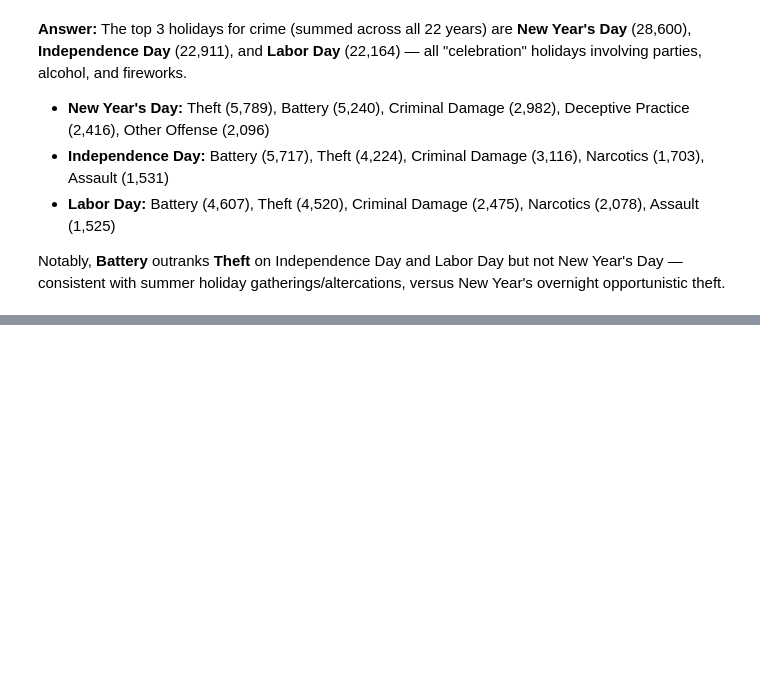
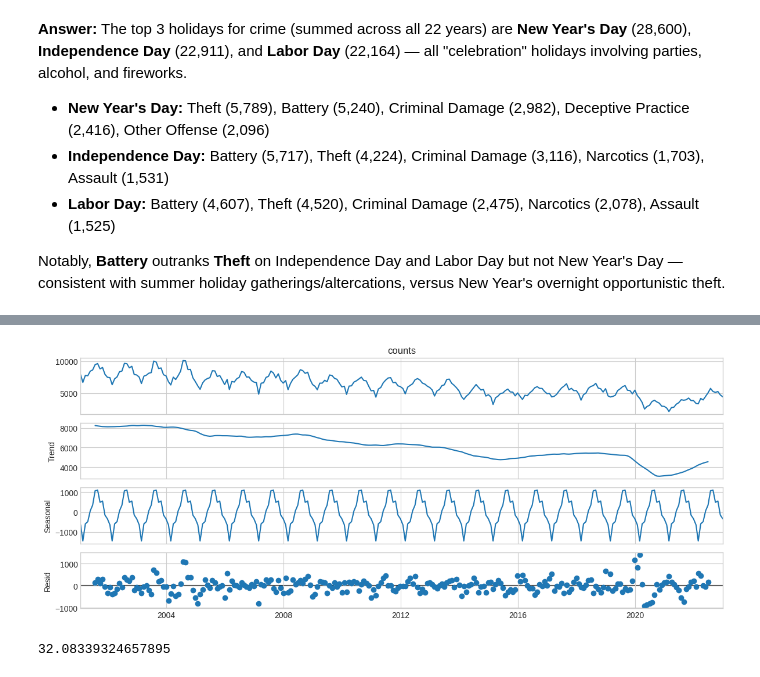
Before and after one commit to Dounia-Awni/Chicago-Crime-Data-Analysis-2001-2022-, a Jupyter notebook: Chicago_Crime_Data_Analysis_(2001–2022).ipynb, the cells around one changed output, grey strips where cells are left out. Saved outputs shown, nothing was run; the diff lists cells and outputs as text; code cells hidden in the pictures; blank space fills up the shorter version.

```diff
--- a/Chicago_Crime_Data_Analysis_(2001–2022).ipynb
+++ b/Chicago_Crime_Data_Analysis_(2001–2022).ipynb
@@ -579,0 +828,16 @@ Notably, **Battery** outranks **Theft** on Independence Day and Labor Day but no
+# %%
+# Perform seasonal decomposition on the 'THEFT' time series
+decomp = tsa.seasonal_decompose(ts)
+fig = decomp.plot();
+fig.set_size_inches(12,5)
+fig.tight_layout()
+# %% [output]
+[figure, added]
+# %%
+# Calculate the percentage of seasonal variation relative to the overall range for 'THEFT'
+sesonal_delta = decomp.seasonal.max() - decomp.seasonal.min()
+s = ts.max()-ts.min()
+z = sesonal_delta / s*100
+print(z)
+# %% [output]
+32.08339324657895
```
Also changed, not shown: parts of 71 cells of this notebook.
